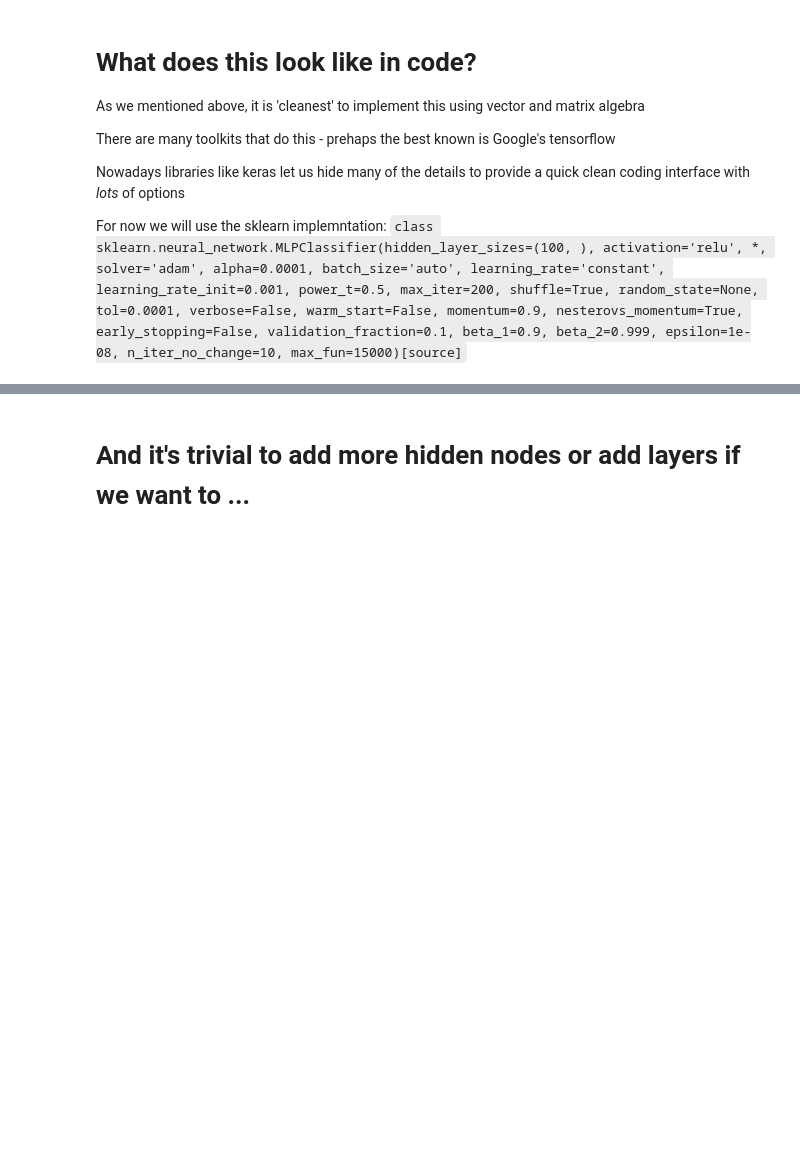
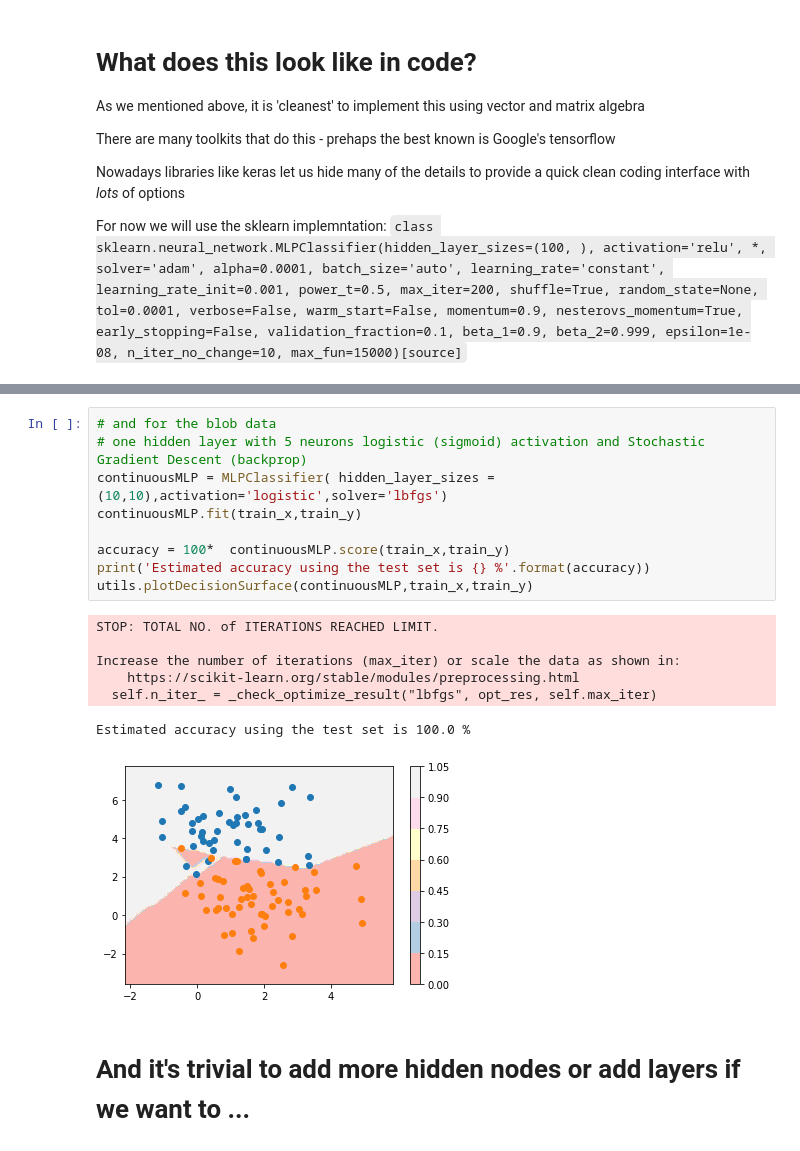
Before and after one commit to jim-smith/AI_Module, a Jupyter notebook: lectures/ANN2_MLP.ipynb, the cells around one changed output, grey strips where cells are left out. Saved outputs shown, nothing was run; the diff lists cells and outputs as text; blank space fills up the shorter version.

```diff
--- a/lectures/ANN2_MLP.ipynb
+++ b/lectures/ANN2_MLP.ipynb
@@ -455,3 +402,20 @@ plotDecisionSurface(myMLP,train_x,train_y)
+# %%
+# and for the blob data
+# one hidden layer with 5 neurons logistic (sigmoid) activation and Stochastic Gradient Descent (backprop)
+continuousMLP = MLPClassifier( hidden_layer_sizes = (10,10),activation='logistic',solver='lbfgs')
+continuousMLP.fit(train_x,train_y)
+
+accuracy = 100*  continuousMLP.score(train_x,train_y)
+print('Estimated accuracy using the test set is {} %'.format(accuracy))
+utils.plotDecisionSurface(continuousMLP,train_x,train_y)
+# %% [output]
+STOP: TOTAL NO. of ITERATIONS REACHED LIMIT.
+
+Increase the number of iterations (max_iter) or scale the data as shown in:
+    https://scikit-learn.org/stable/modules/preprocessing.html
+  self.n_iter_ = _check_optimize_result("lbfgs", opt_res, self.max_iter)
+Estimated accuracy using the test set is 100.0 %
+[figure, added]
 # %% [markdown]
 # And it's trivial to add more hidden nodes or add layers if we want to ...
 # %% [markdown]
```
Also changed, not shown: parts of 26 cells of this notebook, 8 other files.
